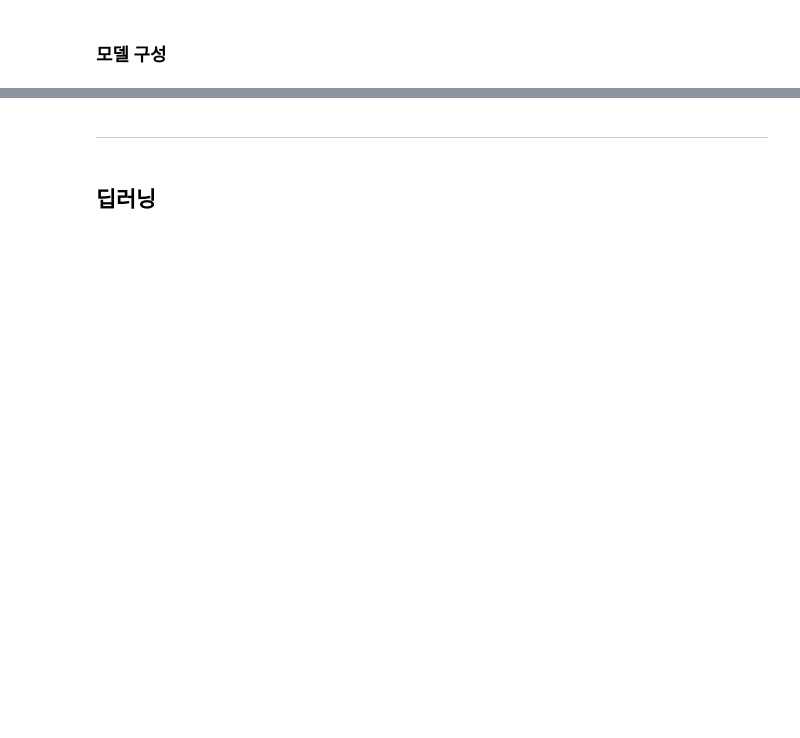
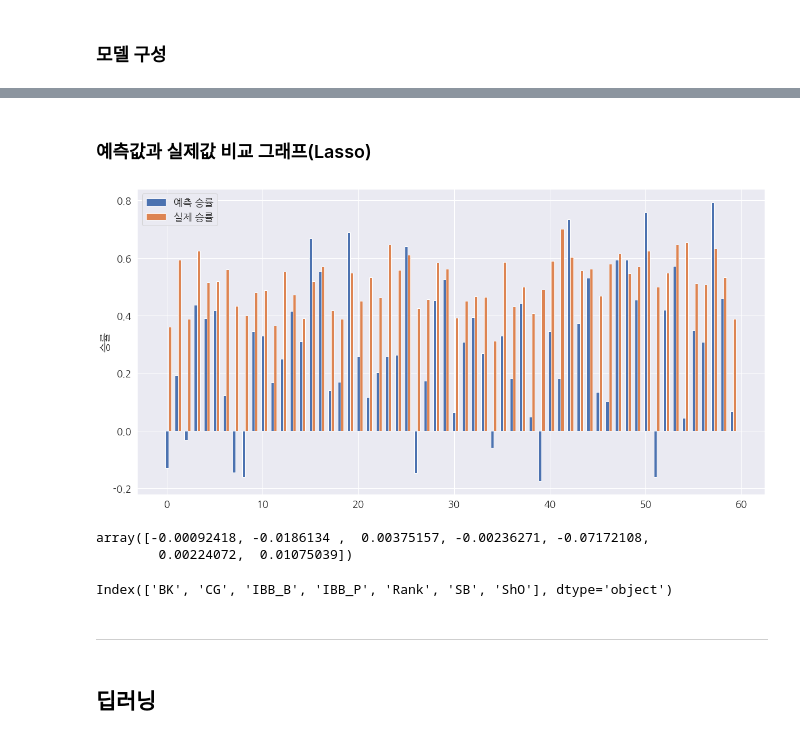
Before and after one commit to ch-4ml/machine-learning-study, a Jupyter notebook: tensorflow/practice/KBO 승률 예측.ipynb, the cells around one changed output, grey strips where cells are left out. Drawn from its saved outputs; the diff is of its cells as text; code cells hidden in the pictures; blank space fills up the shorter version.

```diff
--- a/tensorflow/practice/KBO 승률 예측.ipynb
+++ b/tensorflow/practice/KBO 승률 예측.ipynb
@@ -470,3 +480,33 @@ plt.show()
+# %% [markdown]
+### 예측값과 실제값 비교 그래프(Lasso)
+# %%
+mpl.rc('font', family='NanumGothic')  # matplotlib에서 한글 폰트로 NanumGothic을 사용
+mpl.rcParams['axes.unicode_minus'] = False
+
+w_ = 0.3
+plt.figure(figsize=(20, 10))
+
+pred = lasso_model.predict(X_test[:])
+plt.bar(range(len(pred)), pred, width=w_)
+
+true = y_test.values[:]
+plt.bar([i + w_ for i in range(len(true))], true, width=w_)
+
+plt.ylabel('승률')
+plt.legend(('예측 승률', '실제 승률'))
+
+plt.show()
+# %% [output]
+[figure, added]
+# %%
+lasso_model.coef_
+# %% [output]
+array([-0.00092418, -0.0186134 ,  0.00375157, -0.00236271, -0.07172108,
+        0.00224072,  0.01075039])
+# %%
+X_train.columns
+# %% [output]
+Index(['BK', 'CG', 'IBB_B', 'IBB_P', 'Rank', 'SB', 'ShO'], dtype='object')
 # %% [markdown]
 ---
 # %% [markdown]
```
Also changed, not shown: parts of 53 cells of this notebook, 8 other files.
